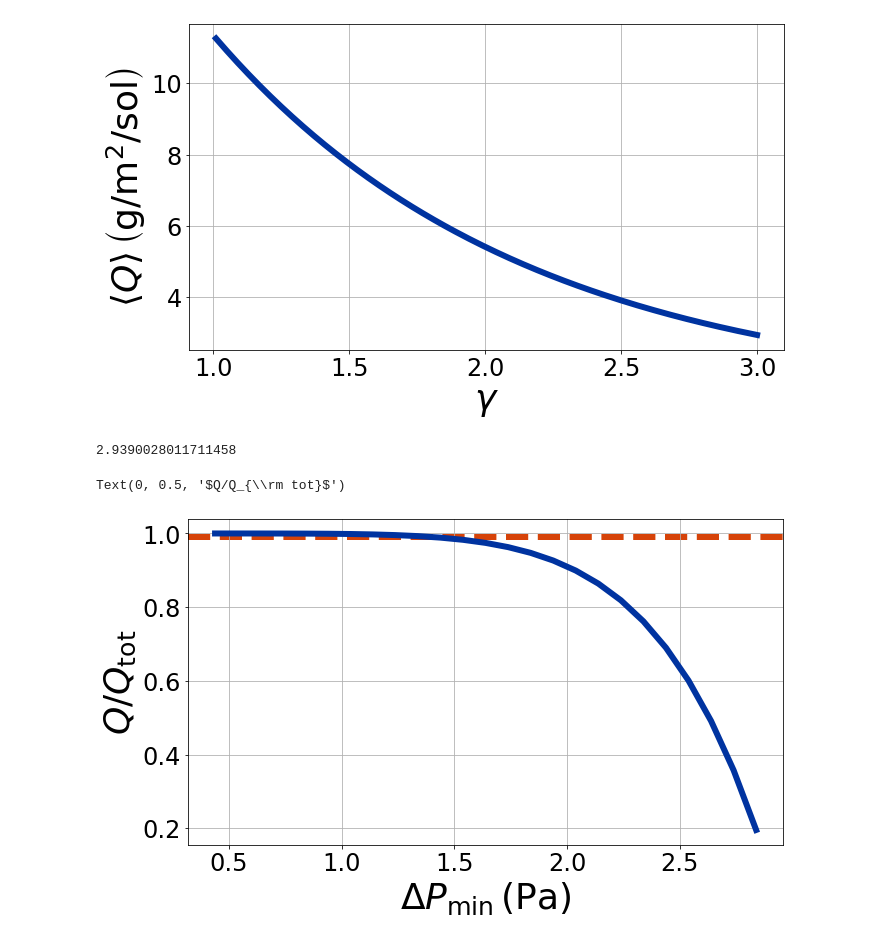
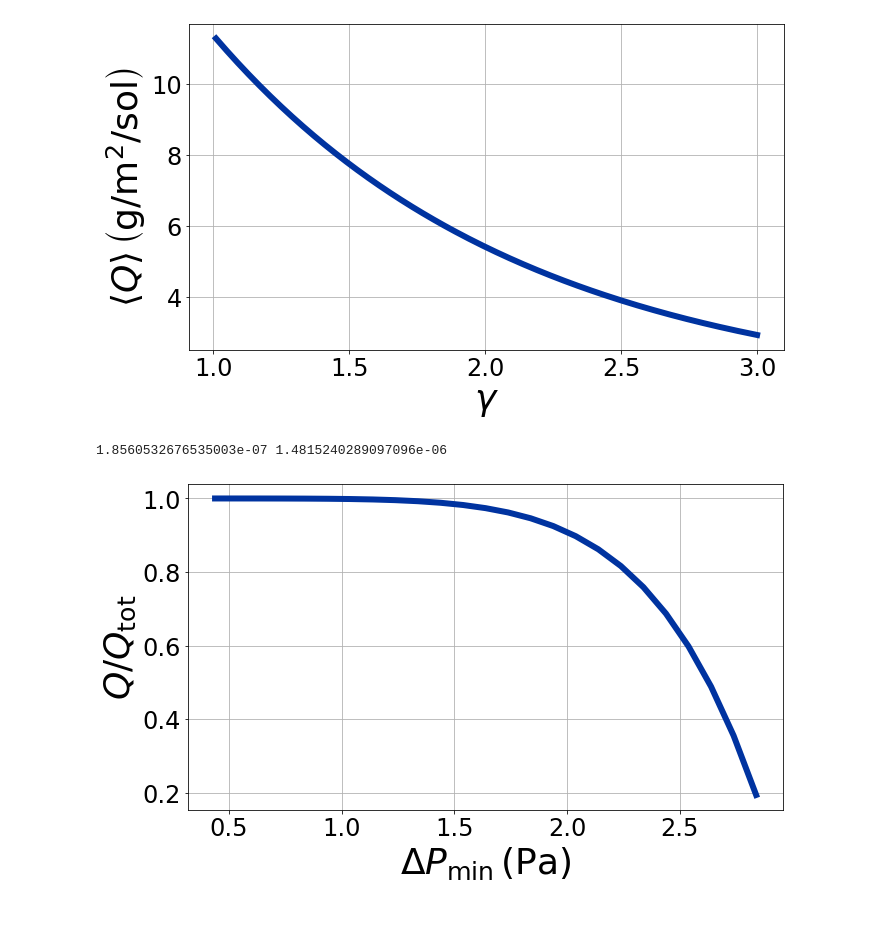
Before and after one commit to BoiseStatePlanetary/Recovering-Martian-Dust-Devil-Population, a Jupyter notebook: figures/Dust Devil Population Calculations.ipynb, the cells around one changed output. Cells and saved outputs as stored; diff of their text form; code cells hidden in the pictures.

```diff
--- a/figures/Dust Devil Population Calculations.ipynb
+++ b/figures/Dust Devil Population Calculations.ipynb
@@ -182,6 +243,9 @@ $$
 = \dfrac{h\ k}{1 + \delta - \gamma} \left( \Delta P_{\rm max}^{1 + \delta - \gamma} - \Delta P_{\rm min}^{1 + \delta - \gamma} \right).
 $$
 # %%
+def flux(Delta_P, h=5.79e-8, delta=3.4):
+    return h*Delta_P**delta
+
 def integrated_flux(gamma, delta, mx, mn, k=Insight_fit[1], h=5.79e-8):
     return h*k/(1. + delta - gamma)*(mx**(1. + delta - gamma) - mn**(1. + delta - gamma))
 # %%
@@ -216,28 +280,29 @@ Text(0, 0.5, '$\\langle Q \\rangle\\, \\left( {\\rm g/m^2/sol} \\right)$')
 # %%
 # 2020 Apr 24 - Calculate population-weighted dust flux
 min_DeltaP = np.min(10**Insight_data["logP"])
 max_DeltaP = np.max(10**Insight_data["logP"])
 delta = 3.4
 
 # Calculate the actual best-estimate average dust flux
 best_est_Q = integrated_flux(Insight_fit[0], delta, max_DeltaP, min_DeltaP)
+avg_DD_Q = flux(np.mean(10**Insight_data["logP"]))
+print(avg_DD_Q, best_est_Q)
 
 # Now calculate how the dust flux estimate depends on the max Delta P
 min_DeltaPs = max_DeltaP - np.arange(0.1, (max_DeltaP - min_DeltaP) + 0.1, 0.1)
-print(max_DeltaP)
 Qs = integrated_flux(Insight_fit[0], delta, max_DeltaP, min_DeltaPs)
 
 fig = plt.figure(figsize=(6*aspect_ratio, 6))
 ax = fig.add_subplot(111)
 
 ax.plot(min_DeltaPs, Qs/best_est_Q, lw=6, color=BoiseState_blue)
-ax.axhline(0.99, zorder=-1, color=BoiseState_orange, lw=6, ls='--')
 
 ax.grid(True)
 ax.tick_params(labelsize=24)
 ax.set_xlabel("$\\Delta P_{\\rm min}\, \\left( {\\rm Pa} \\right)$", fontsize=36)
 ax.set_ylabel("$Q/Q_{\\rm tot}$", fontsize=36)
+
+fig.savefig("smallest_DeltaP_to_measure.png", dpi=500, bbox_inches="tight")
 # %% [output]
-2.9390028011711458
+1.8560532676535003e-07 1.4815240289097096e-06
-Text(0, 0.5, '$Q/Q_{\\rm tot}$')
-[figure, old version]
+[figure, new version]
```
Also changed, not shown: parts of 6 cells of this notebook, 5 other files.
